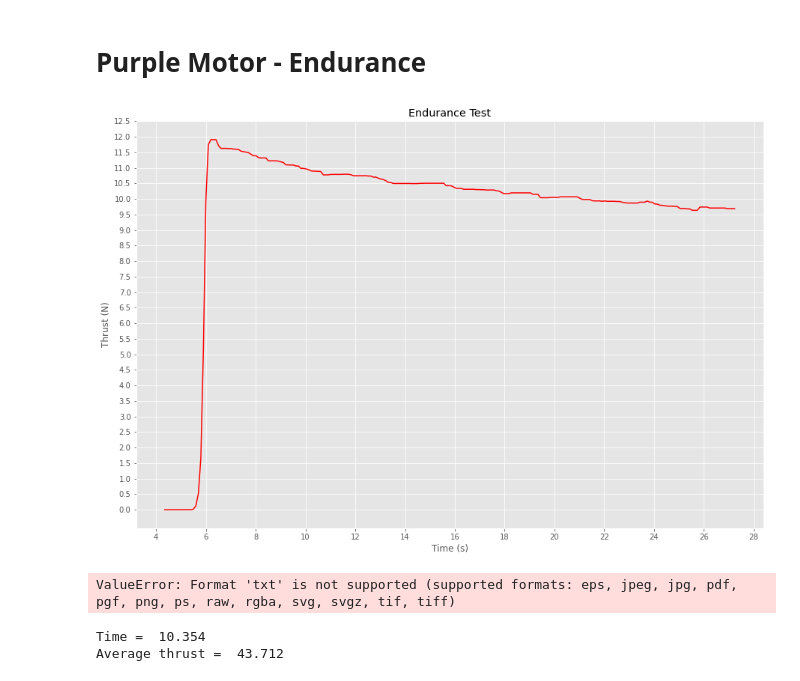
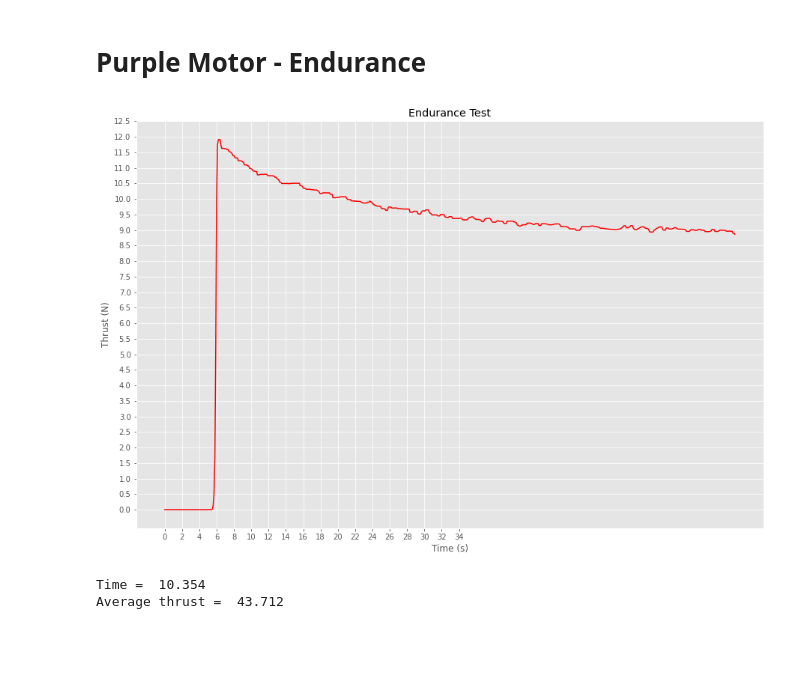
Before and after one commit to nmarks99/aero-capstone, a Jupyter notebook: thrust_test/nice_plots.ipynb, the cells around one changed output. Cells and saved outputs as stored; diff of their text form; code cells hidden in the pictures; blank space fills up the shorter version.

```diff
--- a/thrust_test/nice_plots.ipynb
+++ b/thrust_test/nice_plots.ipynb
@@ -28,18 +28,18 @@ def normalize(data,firstn):
 # %%
 t,thrust = get_data("data/purple_motor/endurance_90.txt")
 thrust = normalize(thrust,5)
 
 plt.style.use('ggplot')
 fig, ax = plt.subplots(figsize = (15,10))
 plt.xticks(np.arange(0,35,2))
 plt.yticks(np.arange(0,15,0.5))
 ax.set(ylabel="Thrust (N)", xlabel="Time (s)", title="Endurance Test")
-ax.plot(t[40:250],thrust[40:250],'-r')
+# ax.plot(t[40:250],thrust[40:250],'-r')
+ax.plot(t,thrust,'-r')
 plt.show()
 fig.savefig("purple_endurance.png")
 # %% [output]
-[figure, old version]
+[figure, new version]
-ValueError: Format 'txt' is not supported (supported formats: eps, jpeg, jpg, pdf, pgf, png, ps, raw, rgba, svg, svgz, tif, tiff)
 # %%
 avg_thrust = np.mean(thrust[55:150])
 print("Time = ", round(t[150] - t[55],3))
```
Also changed, not shown: 2 other files.
